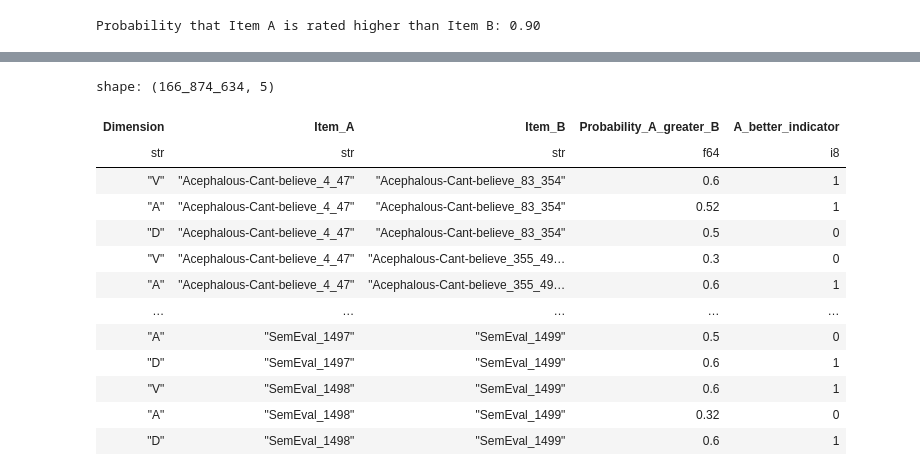
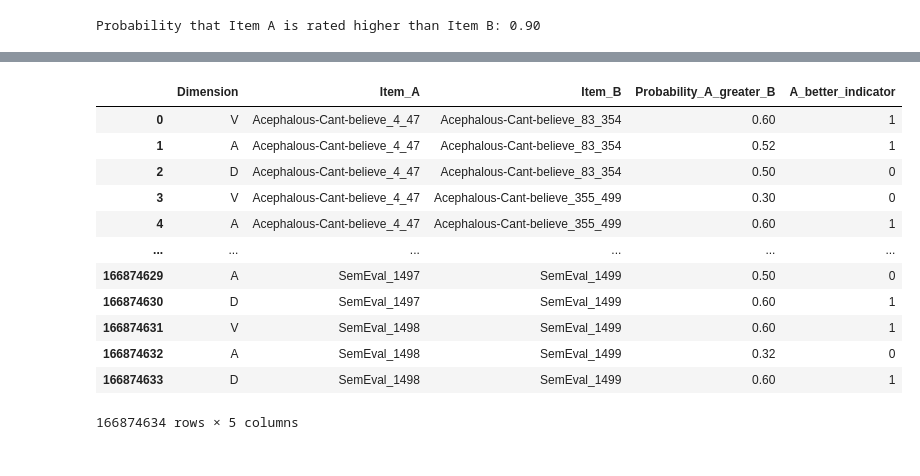
Before and after one commit to EDSI-UMD-College-Park/EmoPair, a Jupyter notebook: emobank recast.ipynb, the cells around one changed output, grey strips where cells are left out. Drawn from its saved outputs; the diff is of its cells as text; code cells hidden in the pictures.

```diff
--- a/emobank recast.ipynb
+++ b/emobank recast.ipynb
@@ -160,4 +161,3 @@ if batch:
 # %%
-import polars as pl
-df_probs = pl.read_csv("Data/pairwise_probs.csv")
+df_probs = pd.read_csv("Data/pairwise_probs.csv")
 df_probs
@@ -164,23 +178,20 @@ df_probs
 # %%
 # Make a new column with a 1/0 indicator if Probability_A_greater_B > 0.5
-df_probs = df_probs.with_columns(
-    (pl.col("Probability_A_greater_B") > 0.5).cast(pl.Int8).alias("A_better_indicator")
-)
+df_probs['A_better_indicator'] = (df_probs['Probability_A_greater_B'] > 0.5).astype(int)
 df_probs
 # %% [output]
+|  | Dimension | Item_A | Item_B | Probability_A_greater_B | A_better_indicator |
+| 0 | V | Acephalous-Cant-believe_4_47 | Acephalous-Cant-believe_83_354 | 0.60 | 1 |
+| 1 | A | Acephalous-Cant-believe_4_47 | Acephalous-Cant-believe_83_354 | 0.52 | 1 |
+| 2 | D | Acephalous-Cant-believe_4_47 | Acephalous-Cant-believe_83_354 | 0.50 | 0 |
+| 3 | V | Acephalous-Cant-believe_4_47 | Acephalous-Cant-believe_355_499 | 0.30 | 0 |
+| 4 | A | Acephalous-Cant-believe_4_47 | Acephalous-Cant-believe_355_499 | 0.60 | 1 |
+| ... | ... | ... | ... | ... | ... |
+| 166874629 | A | SemEval_1497 | SemEval_1499 | 0.50 | 0 |
+| 166874630 | D | SemEval_1497 | SemEval_1499 | 0.60 | 1 |
+| 166874631 | V | SemEval_1498 | SemEval_1499 | 0.60 | 1 |
+| 166874632 | A | SemEval_1498 | SemEval_1499 | 0.32 | 0 |
+| 166874633 | D | SemEval_1498 | SemEval_1499 | 0.60 | 1 |
-shape: (166_874_634, 5)
+166874634 rows × 5 columns
-| Dimension | Item_A | Item_B | Probability_A_greater_B | A_better_indicator |
-| str | str | str | f64 | i8 |
-| "V" | "Acephalous-Cant-believe_4_47" | "Acephalous-Cant-believe_83_354" | 0.6 | 1 |
-| "A" | "Acephalous-Cant-believe_4_47" | "Acephalous-Cant-believe_83_354" | 0.52 | 1 |
-| "D" | "Acephalous-Cant-believe_4_47" | "Acephalous-Cant-believe_83_354" | 0.5 | 0 |
-| "V" | "Acephalous-Cant-believe_4_47" | "Acephalous-Cant-believe_355_49… | 0.3 | 0 |
-| "A" | "Acephalous-Cant-believe_4_47" | "Acephalous-Cant-believe_355_49… | 0.6 | 1 |
-| … | … | … | … | … |
-| "A" | "SemEval_1497" | "SemEval_1499" | 0.5 | 0 |
-| "D" | "SemEval_1497" | "SemEval_1499" | 0.6 | 1 |
-| "V" | "SemEval_1498" | "SemEval_1499" | 0.6 | 1 |
-| "A" | "SemEval_1498" | "SemEval_1499" | 0.32 | 0 |
-| "D" | "SemEval_1498" | "SemEval_1499" | 0.6 | 1 |
 # %%
 # Generate 3 separate files for V, A, D
```
Also changed, not shown: parts of 5 cells of this notebook.
